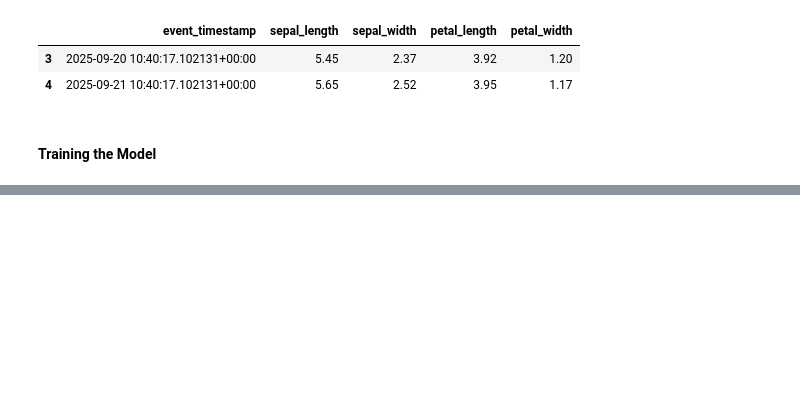
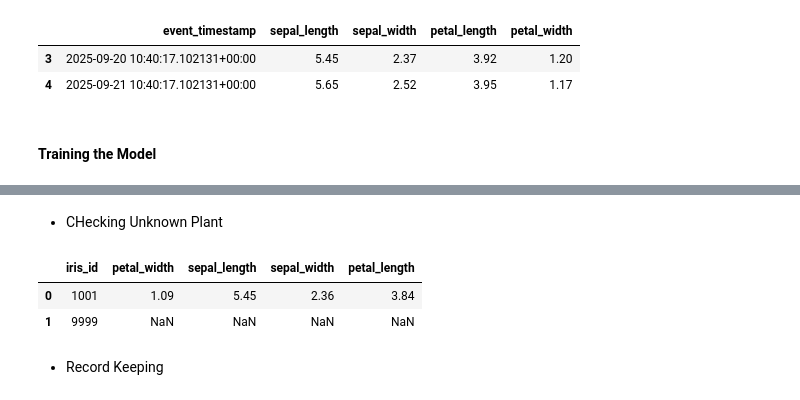
Before and after one commit to Draiken7/21f2000602_MLOPS_WEEKLY_ASSIGNMENT, a Jupyter notebook: week3_feast_iris.ipynb, the cells around one changed output, grey strips where cells are left out. Drawn from its saved outputs; the diff is of its cells as text; code cells hidden in the pictures; blank space fills up the shorter version.

```diff
--- a/week3_feast_iris.ipynb
+++ b/week3_feast_iris.ipynb
@@ -446,0 +533,10 @@ print(metrics)
+# %% [markdown]
+- CHecking Unknown Plant
+# %%
+predictor.get_features([1001, 9999])
+# %% [output]
+|  | iris_id | petal_width | sepal_length | sepal_width | petal_length |
+| 0 | 1001 | 1.09 | 5.45 | 2.36 | 3.84 |
+| 1 | 9999 | NaN | NaN | NaN | NaN |
+# %% [markdown]
+- Record Keeping
```
Also changed, not shown: parts of 11 cells of this notebook, 1 other file.
